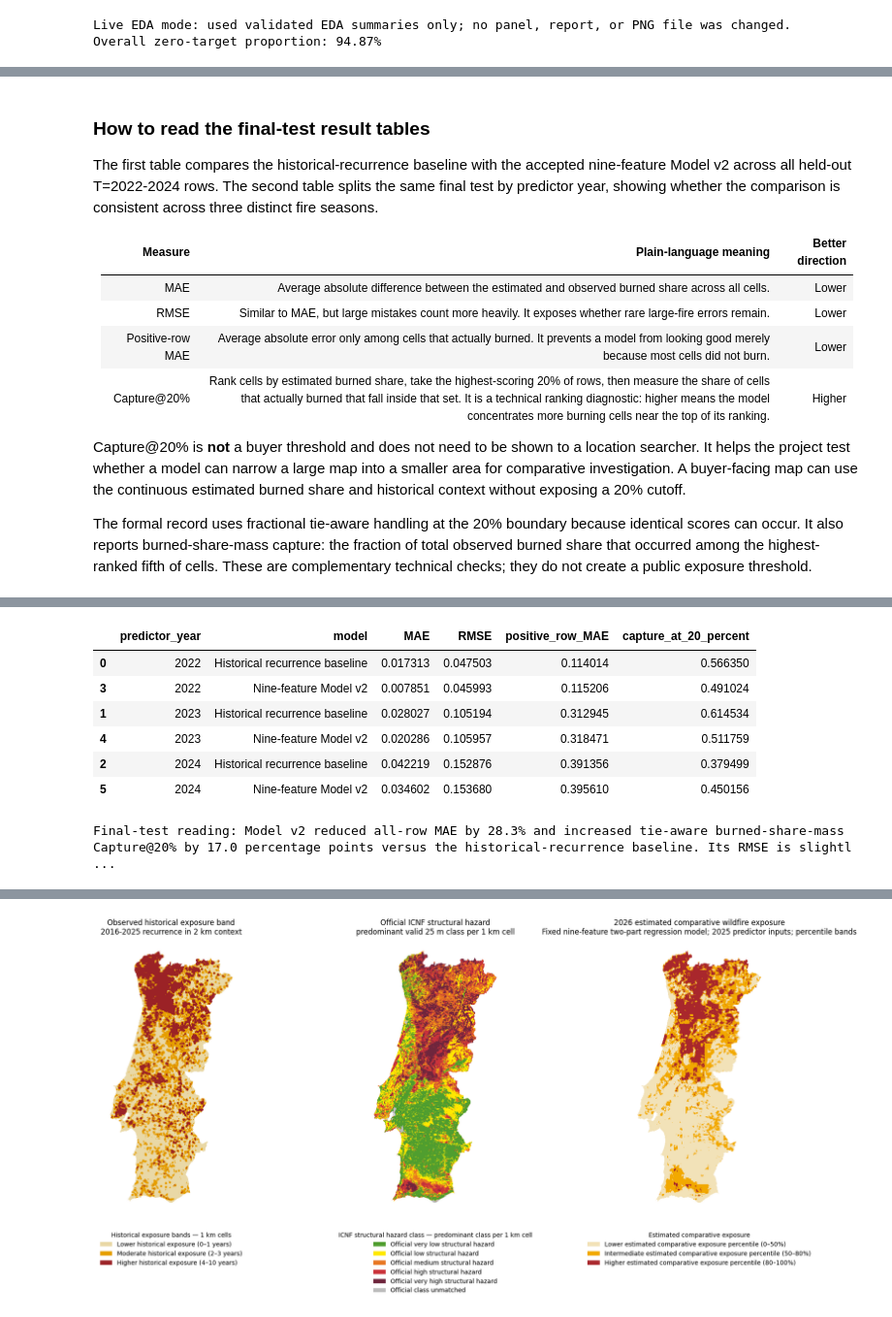
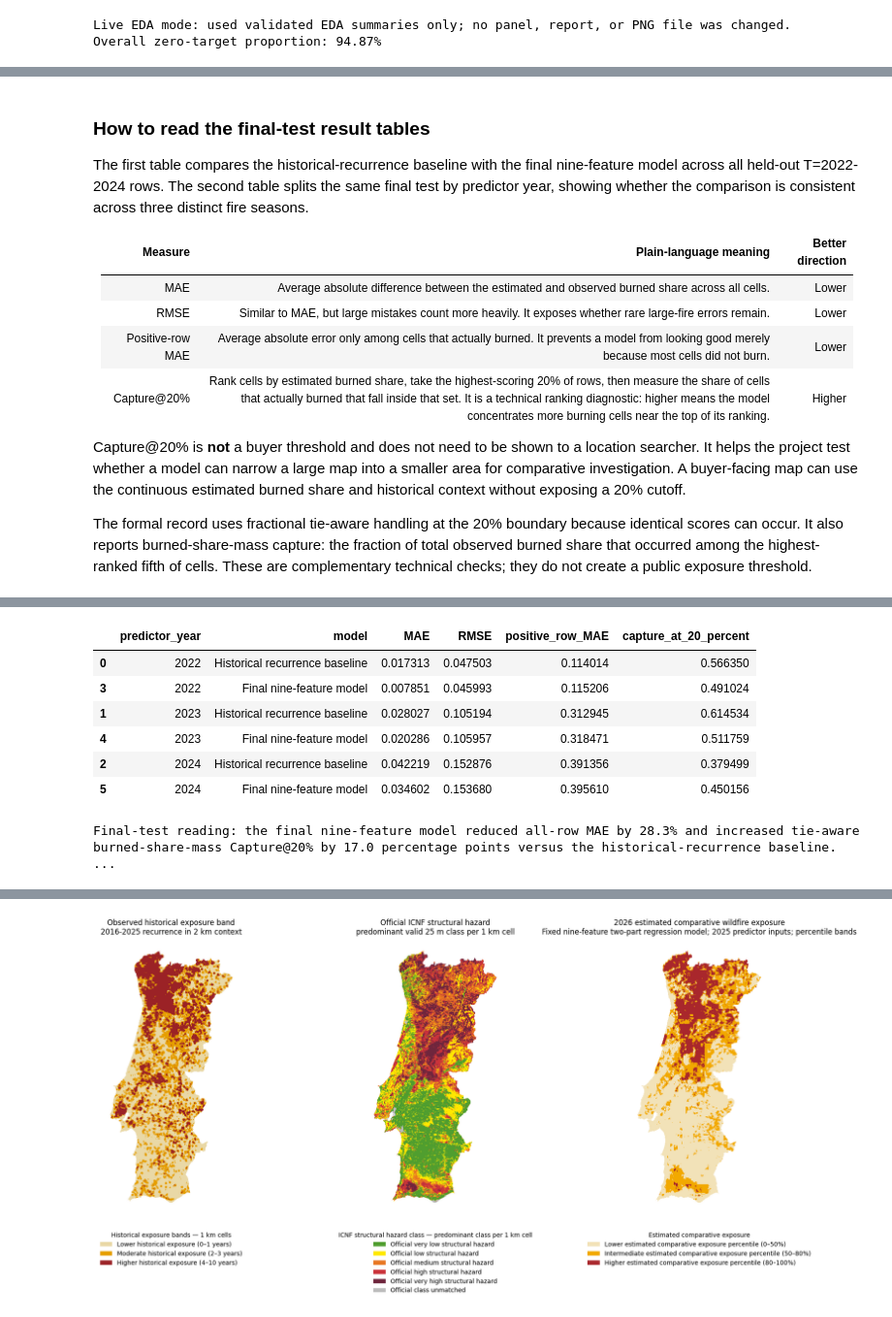
Before and after one commit to serhii-diadechko-git/wildfire_property_screening_portugal, a Jupyter notebook: notebooks/06_final_charts.ipynb, the cells around one changed output, grey strips where cells are left out. Shown at 97% size. Cells and saved outputs as stored; diff of their text form; code cells hidden in the pictures.

Commit message:
Rename the final nine-feature model across project outputs.

```diff
--- a/notebooks/06_final_charts.ipynb
+++ b/notebooks/06_final_charts.ipynb
@@ -211,7 +211,7 @@ Both outputs are **estimated burned shares**, not probabilities. Neither model s
 # %% [markdown]
 ### How to read the final-test result tables
 
-The first table compares the historical-recurrence baseline with the accepted nine-feature Model v2 across all held-out T=2022-2024 rows. The second table splits the same final test by predictor year, showing whether the comparison is consistent across three distinct fire seasons.
+The first table compares the historical-recurrence baseline with the final nine-feature model across all held-out T=2022-2024 rows. The second table splits the same final test by predictor year, showing whether the comparison is consistent across three distinct fire seasons.
 
 | Measure | Plain-language meaning | Better direction |
 | --- | --- | --- |
@@ -226,7 +226,7 @@ The formal record uses fractional tie-aware handling at the 20% boundary because
 # %%
 model_labels = {
     'historical_recurrence_baseline': 'Historical recurrence baseline',
-    'nine_feature_hurdle': 'Nine-feature Model v2',
+    'nine_feature_hurdle': 'Final nine-feature model',
 }
 overall_metrics = model_comparison_frame(final_test_metrics).reset_index()
 overall_metrics['burned_share_mass_capture_at_20_percent'] = overall_metrics['model'].map(lambda key: final_test_metrics['tie_aware_ranking_diagnostics'][key]['overall']['top_20_percent']['burned_share_mass_capture'])
@@ -248,10 +248,10 @@ by_year_metrics = pd.DataFrame(by_year_rows).sort_values(['predictor_year', 'mod
 display(by_year_metrics)
 
 baseline = overall_metrics.set_index('model').loc['Historical recurrence baseline']
-model_v2 = overall_metrics.set_index('model').loc['Nine-feature Model v2']
-mae_change = (baseline['MAE'] - model_v2['MAE']) / baseline['MAE'] * 100
-mass_capture_change = (model_v2['burned_share_mass_capture_at_20_percent'] - baseline['burned_share_mass_capture_at_20_percent']) * 100
-print(f"Final-test reading: Model v2 reduced all-row MAE by {mae_change:.1f}% and increased tie-aware burned-share-mass Capture@20% by {mass_capture_change:.1f} percentage points versus the historical-recurrence baseline. Its RMSE is slightly higher, so severe-fire error remains a limitation.")
+final_model = overall_metrics.set_index('model').loc['Final nine-feature model']
+mae_change = (baseline['MAE'] - final_model['MAE']) / baseline['MAE'] * 100
+mass_capture_change = (final_model['burned_share_mass_capture_at_20_percent'] - baseline['burned_share_mass_capture_at_20_percent']) * 100
+print(f"Final-test reading: the final nine-feature model reduced all-row MAE by {mae_change:.1f}% and increased tie-aware burned-share-mass Capture@20% by {mass_capture_change:.1f} percentage points versus the historical-recurrence baseline. Its RMSE is slightly higher, so severe-fire error remains a limitation.")
 # %% [output]
 |  | model | MAE | RMSE | positive_row_MAE | capture_at_20_percent | burned_share_mass_capture_at_20_p... |
 | 0 | Historical recurrence baseline | 0.029186 | 0.110595 | 0.310359 | 0.482014 | 0.401687 |
@@ -259,11 +259,11 @@ print(f"Final-test reading: Model v2 reduced all-row MAE by {mae_change:.1f}% an
 |  | predictor_year | model | MAE | RMSE | positive_row_MAE | capture_at_20_percent |
 | 0 | 2022 | Historical recurrence baseline | 0.017313 | 0.047503 | 0.114014 | 0.566350 |
-| 3 | 2022 | Nine-feature Model v2 | 0.007851 | 0.045993 | 0.115206 | 0.491024 |
+| 3 | 2022 | Final nine-feature model | 0.007851 | 0.045993 | 0.115206 | 0.491024 |
 | 1 | 2023 | Historical recurrence baseline | 0.028027 | 0.105194 | 0.312945 | 0.614534 |
-| 4 | 2023 | Nine-feature Model v2 | 0.020286 | 0.105957 | 0.318471 | 0.511759 |
+| 4 | 2023 | Final nine-feature model | 0.020286 | 0.105957 | 0.318471 | 0.511759 |
 | 2 | 2024 | Historical recurrence baseline | 0.042219 | 0.152876 | 0.391356 | 0.379499 |
-| 5 | 2024 | Nine-feature Model v2 | 0.034602 | 0.153680 | 0.395610 | 0.450156 |
+| 5 | 2024 | Final nine-feature model | 0.034602 | 0.153680 | 0.395610 | 0.450156 |
-Final-test reading: Model v2 reduced all-row MAE by 28.3% and increased tie-aware burned-share-mass Capture@20% by 17.0 percentage points versus the historical-recurrence baseline. Its RMSE is slightl ...
+Final-test reading: the final nine-feature model reduced all-row MAE by 28.3% and increased tie-aware burned-share-mass Capture@20% by 17.0 percentage points versus the historical-recurrence baseline. ...
 # %% [markdown]
 ### What the final-test diagnostic figures show
 
```
Also changed, not shown: parts of 8 cells of this notebook, 32 other files.
